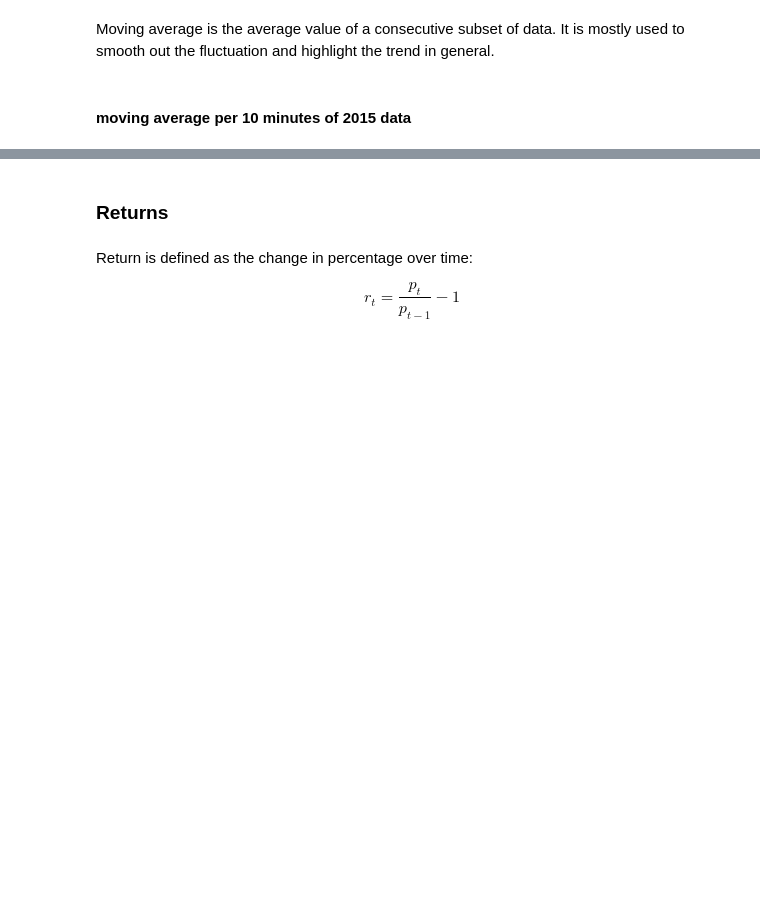
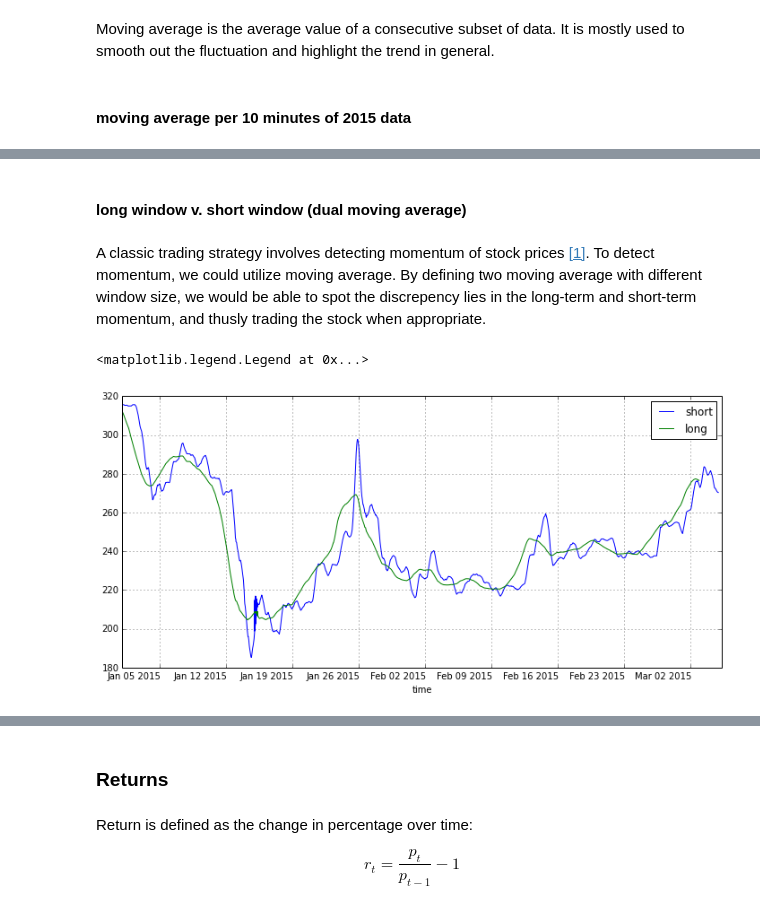
Before and after one commit to yyl/btc-price-analysis, a Jupyter notebook: basics.ipynb, the cells around one changed output, grey strips where cells are left out. Drawn from its saved outputs; the diff is of its cells as text; code cells hidden in the pictures; blank space fills up the shorter version.

```diff
--- a/basics.ipynb
+++ b/basics.ipynb
@@ -55,0 +56,14 @@ plt.legend()
+# %% [markdown]
+#### long window v. short window (dual moving average)
+# %% [markdown]
+A classic trading strategy involves detecting momentum of stock prices [[1]](http://nbviewer.ipython.org/github/twiecki/financial-analysis-python-tutorial/blob/master/3.%20Backtesting%20using%20Zipline.ipynb). To detect momentum, we could utilize moving average. By defining two moving average with different window size, we would be able to spot the discrepency lies in the long-term and short-term momentum, and thusly trading the stock when appropriate.
+# %%
+fig, axes = plt.subplots()
+# 10-min window
+pd.rolling_mean(df2015, 60).plot(rot=0, ax=axes, legend=False)
+# 1-hour window
+pd.rolling_mean(df2015, 360).plot(rot=0, ax=axes, legend=False)
+plt.legend(['short','long'])
+# %% [output]
+<matplotlib.legend.Legend at 0x...>
+[figure, added]
```
Also changed, not shown: parts of 7 cells of this notebook, 5 other files.
